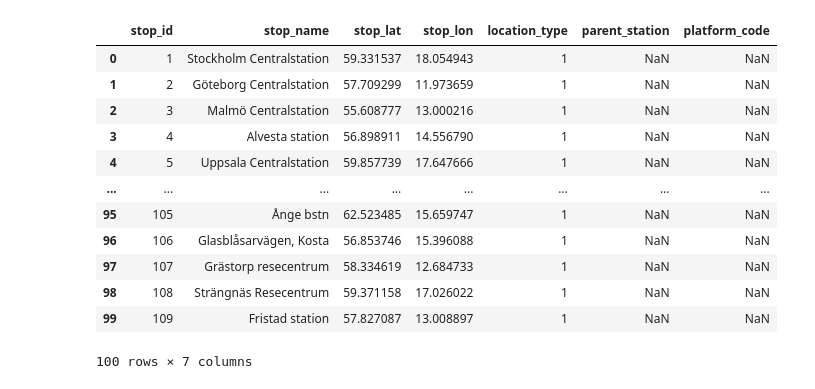
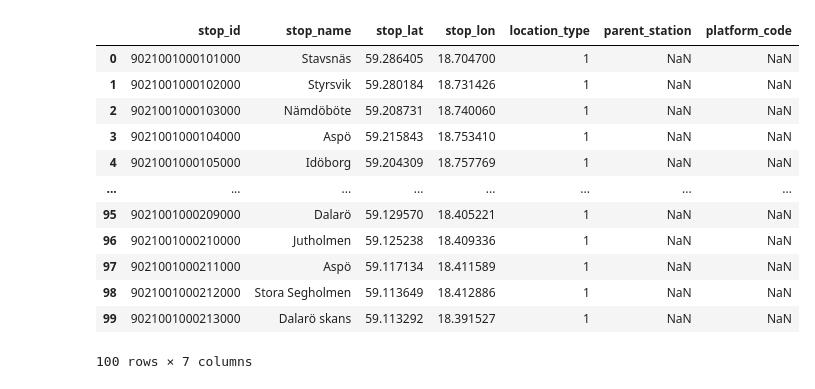
Before and after one commit to cnqs-jedha/delay-forecast, a Jupyter notebook: test_call_api/old_test/acces_to_data_sweeden.ipynb, the cells around one changed output. Saved outputs shown, nothing was run; the diff lists cells and outputs as text; code cells hidden in the pictures.

```diff
--- a/test_call_api/old_test/acces_to_data_sweeden.ipynb
+++ b/test_call_api/old_test/acces_to_data_sweeden.ipynb
@@ -45,18 +45,18 @@ trips[trips["trip_id"] == "14010000549855266"]
 # %%
-stops = pd.read_csv("../sweeden_data/stops.txt", dtype=str)
+stops = pd.read_csv("sweeden_data/stops.txt", dtype=str)
 
 stops.head(100)
 # %% [output]
 |  | stop_id | stop_name | stop_lat | stop_lon | location_type | parent_station | platform_code |
-| 0 | 1 | Stockholm Centralstation | 59.331537 | 18.054943 | 1 | NaN | NaN |
-| 1 | 2 | Göteborg Centralstation | 57.709299 | 11.973659 | 1 | NaN | NaN |
-| 2 | 3 | Malmö Centralstation | 55.608777 | 13.000216 | 1 | NaN | NaN |
-| 3 | 4 | Alvesta station | 56.898911 | 14.556790 | 1 | NaN | NaN |
-| 4 | 5 | Uppsala Centralstation | 59.857739 | 17.647666 | 1 | NaN | NaN |
+| 0 | 9021001000101000 | Stavsnäs | 59.286405 | 18.704700 | 1 | NaN | NaN |
+| 1 | 9021001000102000 | Styrsvik | 59.280184 | 18.731426 | 1 | NaN | NaN |
+| 2 | 9021001000103000 | Nämdöböte | 59.208731 | 18.740060 | 1 | NaN | NaN |
+| 3 | 9021001000104000 | Aspö | 59.215843 | 18.753410 | 1 | NaN | NaN |
+| 4 | 9021001000105000 | Idöborg | 59.204309 | 18.757769 | 1 | NaN | NaN |
 | ... | ... | ... | ... | ... | ... | ... | ... |
-| 95 | 105 | Ånge bstn | 62.523485 | 15.659747 | 1 | NaN | NaN |
-| 96 | 106 | Glasblåsarvägen, Kosta | 56.853746 | 15.396088 | 1 | NaN | NaN |
-| 97 | 107 | Grästorp resecentrum | 58.334619 | 12.684733 | 1 | NaN | NaN |
-| 98 | 108 | Strängnäs Resecentrum | 59.371158 | 17.026022 | 1 | NaN | NaN |
-| 99 | 109 | Fristad station | 57.827087 | 13.008897 | 1 | NaN | NaN |
+| 95 | 9021001000209000 | Dalarö | 59.129570 | 18.405221 | 1 | NaN | NaN |
+| 96 | 9021001000210000 | Jutholmen | 59.125238 | 18.409336 | 1 | NaN | NaN |
+| 97 | 9021001000211000 | Aspö | 59.117134 | 18.411589 | 1 | NaN | NaN |
+| 98 | 9021001000212000 | Stora Segholmen | 59.113649 | 18.412886 | 1 | NaN | NaN |
+| 99 | 9021001000213000 | Dalarö skans | 59.113292 | 18.391527 | 1 | NaN | NaN |
 100 rows × 7 columns
```
Also changed, not shown: parts of 9 cells of this notebook, 24 other files.
